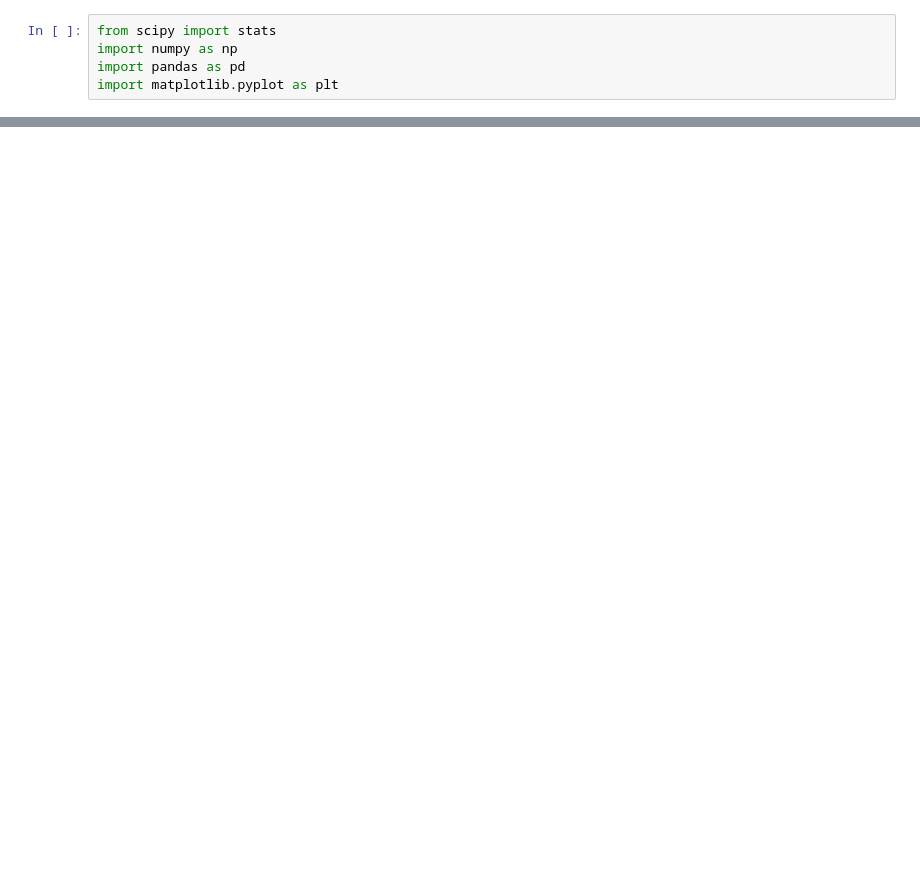
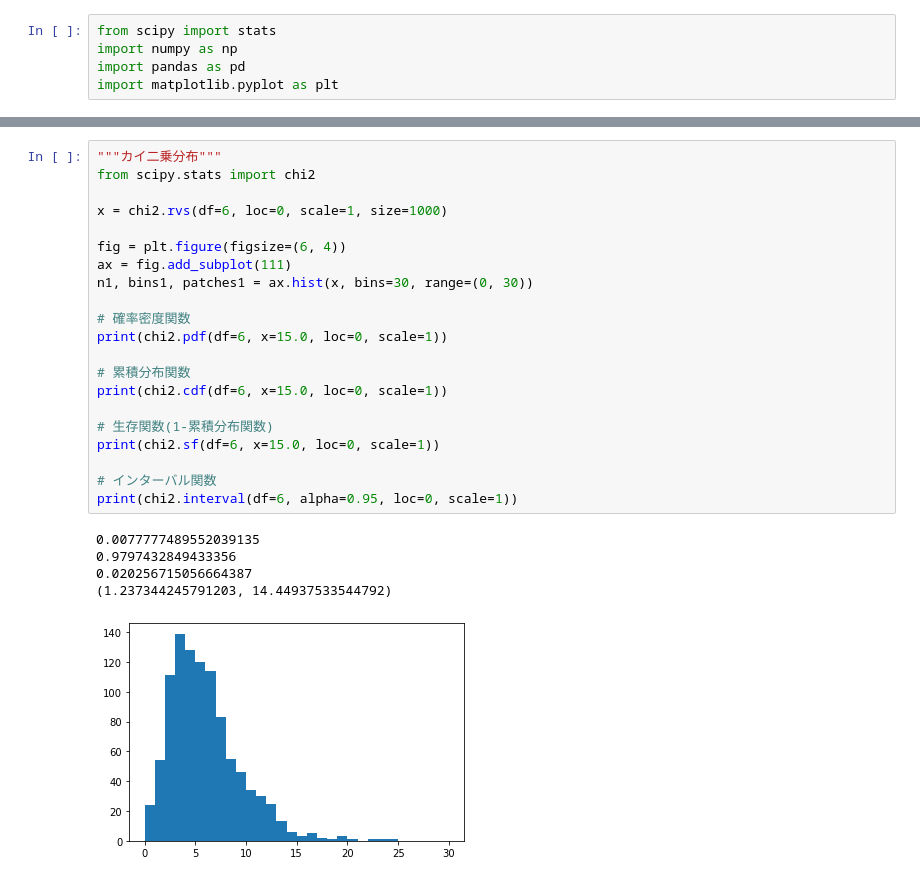
Before and after one commit to xmrogi/template, a Jupyter notebook: statistics/scipy.ipynb, the cells around one changed output, grey strips where cells are left out. Drawn from its saved outputs; the diff is of its cells as text; blank space fills up the shorter version.

```diff
--- a/statistics/scipy.ipynb
+++ b/statistics/scipy.ipynb
@@ -48,0 +81,27 @@ plt.show()
+# %%
+"""カイ二乗分布"""
+from scipy.stats import chi2
+
+x = chi2.rvs(df=6, loc=0, scale=1, size=1000)
+
+fig = plt.figure(figsize=(6, 4))
+ax = fig.add_subplot(111)
+n1, bins1, patches1 = ax.hist(x, bins=30, range=(0, 30))
+
+# 確率密度関数
+print(chi2.pdf(df=6, x=15.0, loc=0, scale=1))
+
+# 累積分布関数
+print(chi2.cdf(df=6, x=15.0, loc=0, scale=1))
+
+# 生存関数(1-累積分布関数)
+print(chi2.sf(df=6, x=15.0, loc=0, scale=1))
+
+# インターバル関数
+print(chi2.interval(df=6, alpha=0.95, loc=0, scale=1))
+# %% [output]
+0.0077777489552039135
+0.9797432849433356
+0.020256715056664387
+(1.237344245791203, 14.44937533544792)
+[figure, added]
```
Also changed, not shown: parts of 2 cells of this notebook, 3 other files.
